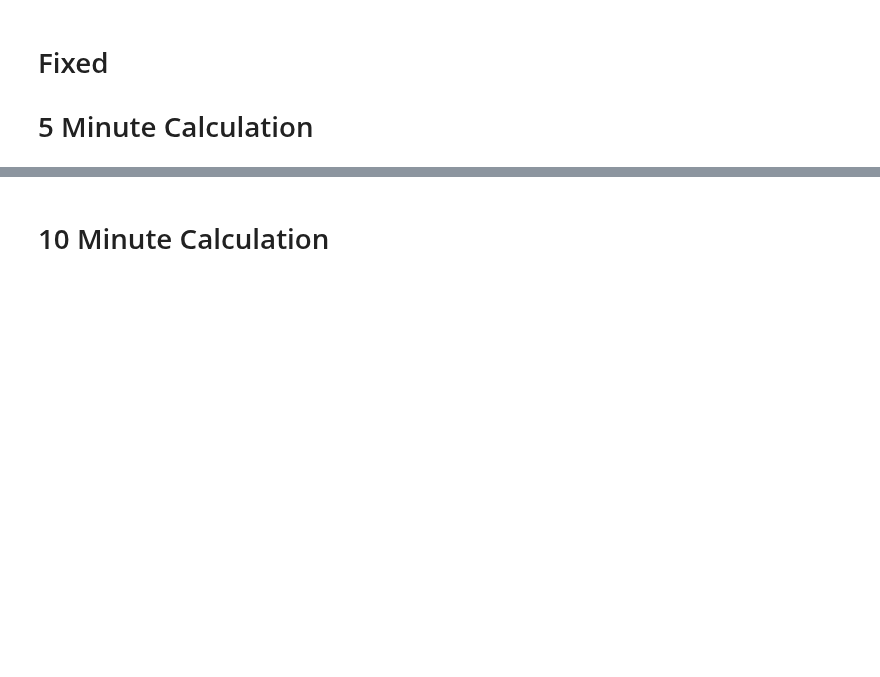
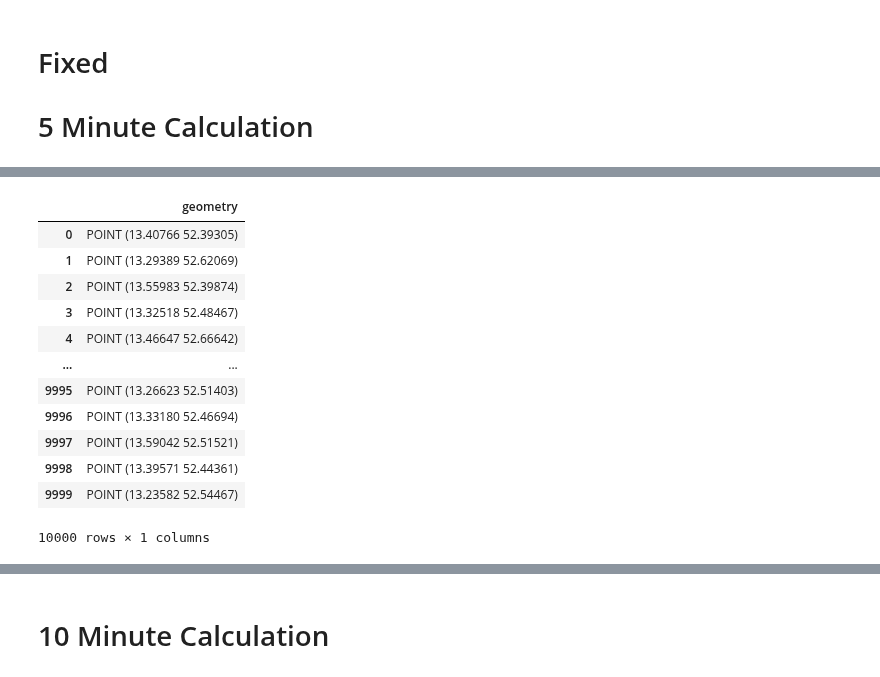
Before and after one commit to fom-big-data/fom-big-data-consulting-berlin-mobility-model, a Jupyter notebook: EXPLORATION/Street_Whitespots.ipynb, the cells around one changed output, grey strips where cells are left out. Cells and saved outputs as stored; diff of their text form; code cells hidden in the pictures; blank space fills up the shorter version.

```diff
--- a/EXPLORATION/Street_Whitespots.ipynb
+++ b/EXPLORATION/Street_Whitespots.ipynb
@@ -353,0 +382,16 @@ avg_iso_list[0:10]
+# %%
+geo_points
+# %% [output]
+|  | geometry |
+| 0 | POINT (13.40766 52.39305) |
+| 1 | POINT (13.29389 52.62069) |
+| 2 | POINT (13.55983 52.39874) |
+| 3 | POINT (13.32518 52.48467) |
+| 4 | POINT (13.46647 52.66642) |
+| ... | ... |
+| 9995 | POINT (13.26623 52.51403) |
+| 9996 | POINT (13.33180 52.46694) |
+| 9997 | POINT (13.59042 52.51521) |
+| 9998 | POINT (13.39571 52.44361) |
+| 9999 | POINT (13.23582 52.54467) |
+10000 rows × 1 columns
```
Also changed, not shown: parts of 26 cells of this notebook, 5 other files.
